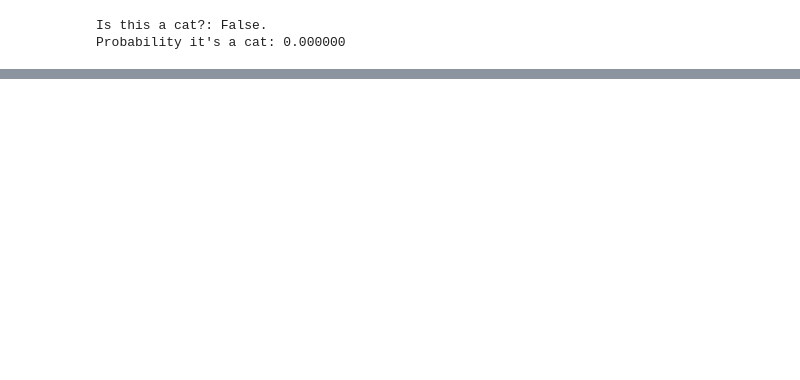
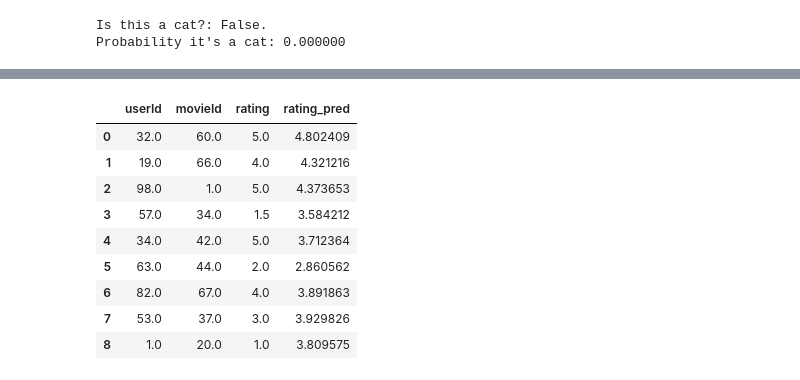
Before and after one commit to LZatTD/sankey, a Jupyter notebook: fastai.ipynb, the cells around one changed output, grey strips where cells are left out. Saved outputs shown, nothing was run; the diff lists cells and outputs as text; code cells hidden in the pictures; blank space fills up the shorter version.

```diff
--- a/fastai.ipynb
+++ b/fastai.ipynb
@@ -135,0 +154,6 @@ Path.ls
+# %%
+from fastai.collab import *
+path = untar_data(URLs.ML_SAMPLE)
+dls = CollabDataLoaders.from_csv(path/'ratings.csv')
+learn = collab_learner(dls, y_range=(0.5,5.5))
+learn.fine_tune(10)
@@ -135,0 +175,3 @@ Path.ls
+# %%
+learn.show_results()
+# %% [output]
@@ -135,0 +179,10 @@ Path.ls
+|  | userId | movieId | rating | rating_pred |
+| 0 | 32.0 | 60.0 | 5.0 | 4.802409 |
+| 1 | 19.0 | 66.0 | 4.0 | 4.321216 |
+| 2 | 98.0 | 1.0 | 5.0 | 4.373653 |
+| 3 | 57.0 | 34.0 | 1.5 | 3.584212 |
+| 4 | 34.0 | 42.0 | 5.0 | 3.712364 |
+| 5 | 63.0 | 44.0 | 2.0 | 2.860562 |
+| 6 | 82.0 | 67.0 | 4.0 | 3.891863 |
+| 7 | 53.0 | 37.0 | 3.0 | 3.929826 |
+| 8 | 1.0 | 20.0 | 1.0 | 3.809575 |
```
Also changed, not shown: parts of 12 cells of this notebook.
